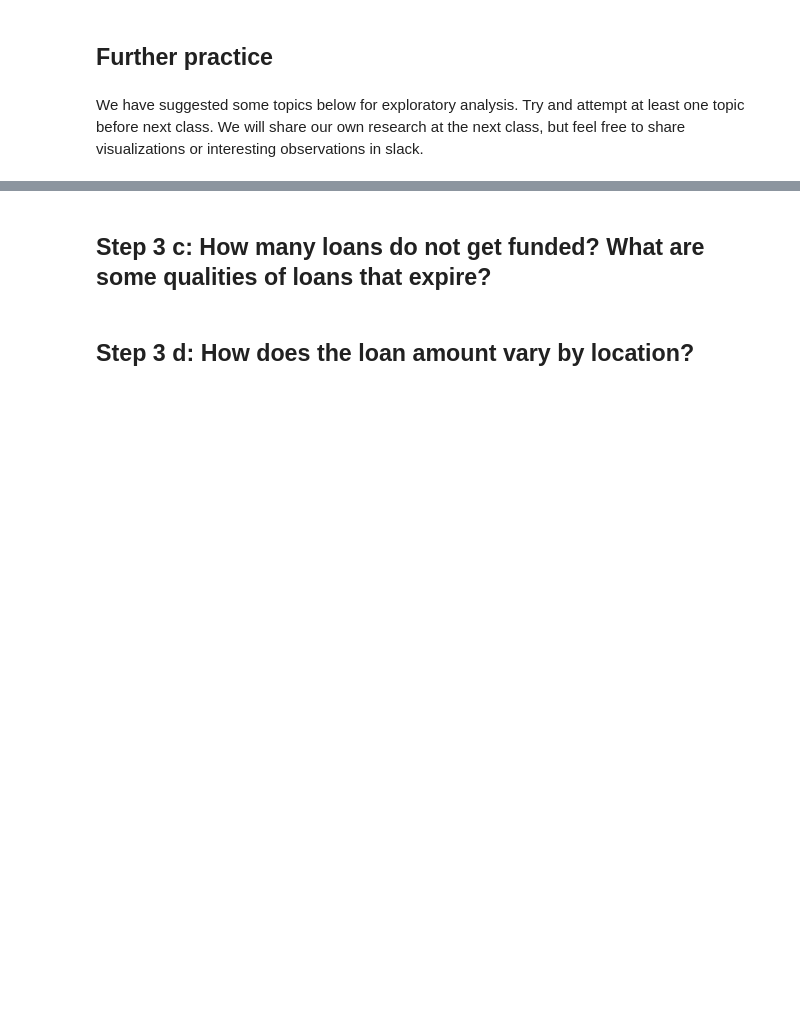
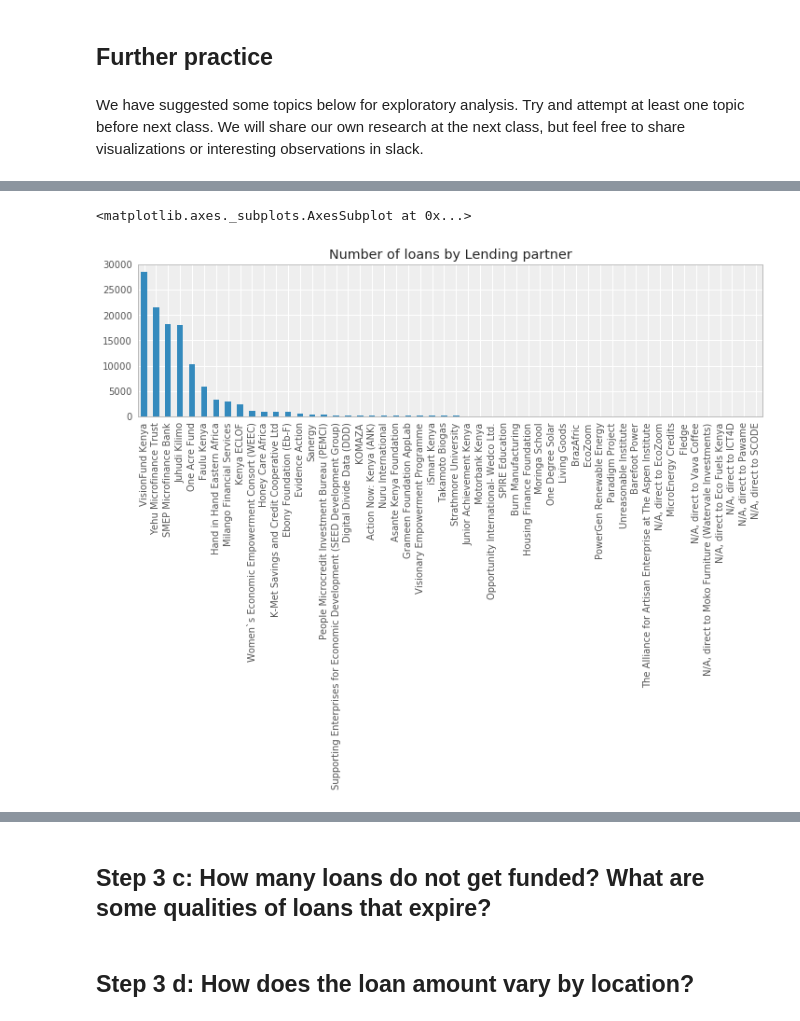
Before and after one commit to kipkurui/machine-learning, a Jupyter notebook: intro_to_machine_learning/module_1_exploratory_analysis/nbs/notebook_1_exploratory_analysis.ipynb, the cells around one changed output, grey strips where cells are left out. Saved outputs shown, nothing was run; the diff lists cells and outputs as text; code cells hidden in the pictures; blank space fills up the shorter version.

```diff
--- a/intro_to_machine_learning/module_1_exploratory_analysis/nbs/notebook_1_exploratory_analysis.ipynb
+++ b/intro_to_machine_learning/module_1_exploratory_analysis/nbs/notebook_1_exploratory_analysis.ipynb
@@ -597,0 +603,5 @@ We have suggested some topics below for exploratory analysis. Try and attempt at
+# %%
+df['partner_name'].value_counts().plot(kind='bar',title='Number of loans by Lending partner',figsize=(12,3))
+# %% [output]
+<matplotlib.axes._subplots.AxesSubplot at 0x...>
+[figure, added]
```
Also changed, not shown: parts of 24 cells of this notebook.
